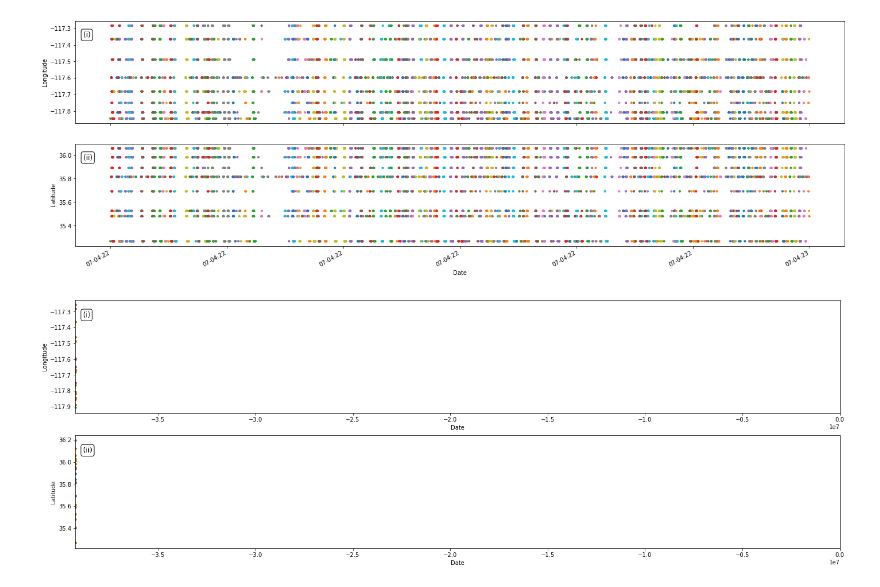
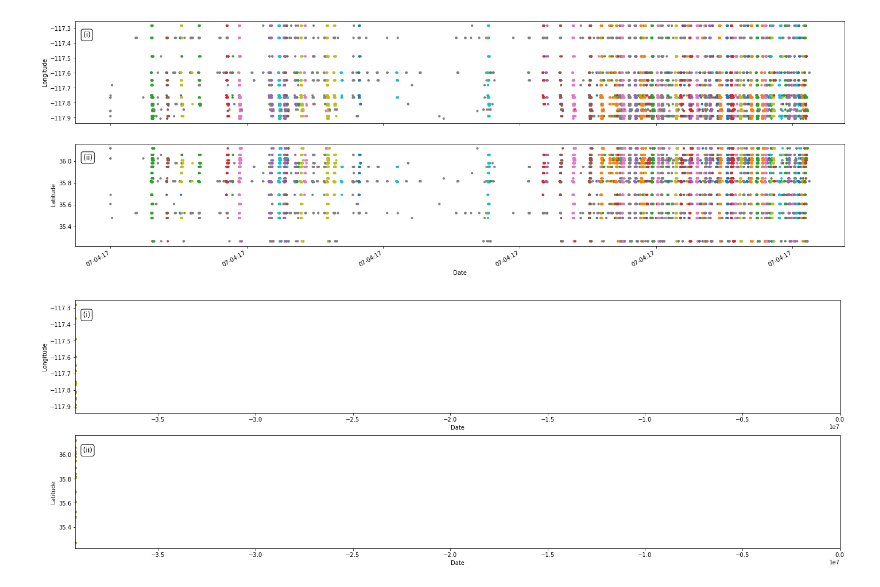
Before and after one commit to Cuda-Chen/QuakeFlow, a Jupyter notebook: notebooks/plot_catalog.ipynb, the cells around one changed output. Saved outputs shown, nothing was run; the diff lists cells and outputs as text; code cells hidden in the pictures.

```diff
--- a/notebooks/plot_catalog.ipynb
+++ b/notebooks/plot_catalog.ipynb
@@ -15,4 +17,7 @@ root_dir = lambda x: os.path.join(dir_name, x)
 # %%
 result_label="GMMA"
 catalog_label="SCSN"
+# catalog_label="IRIS"
+catalog_file = "combined_catalog.csv"
+picks_file = "combined_picks.csv"
 # %%
@@ -174,38 +185,38 @@ plt.savefig(root_dir("covariance.pdf"), bbox_inches="tight")
 # %%
-picks = pd.read_csv(root_dir("picks.csv"), delimiter="\t")
+picks = pd.read_csv(root_dir(picks_file), delimiter="\t")
 picks["timestamp"] = picks["timestamp"].apply(lambda x: datetime.strptime(x, "%Y-%m-%dT%H:%M:%S.%f"))
 max_num = 5000
 picks = picks.iloc[:max_num]
 stations["id"] = stations["station"]
 stations = stations.set_index("id")
 picks = picks.join(stations, on="id")
 picks["color"] = picks["event_idx"].apply(lambda x: f"C{x}" if x!= -1 else "grey")
 
 text_loc = [0.01, 0.90]
 fig = plt.figure(figsize=plt.rcParams["figure.figsize"]*np.array([4,2]))
 plt.subplot(211)
 plt.scatter(picks["timestamp"], picks["longitude"], c=picks["color"], s=10)
 plt.gca().xaxis.set_major_formatter(mdates.DateFormatter('%m-%d:%H'))
 plt.gcf().autofmt_xdate()
 plt.ylabel("Longitude")
 plt.xlabel("Date")
 plt.text(text_loc[0], text_loc[1], '(i)', horizontalalignment='left', verticalalignment="top",
          transform=plt.gca().transAxes, fontsize="large", fontweight="normal", bbox=box)
 plt.subplot(212)
 plt.scatter(picks["timestamp"], picks["latitude"], c=picks["color"], s=10)
 plt.gca().xaxis.set_major_formatter(mdates.DateFormatter('%m-%d:%H'))
 plt.gcf().autofmt_xdate()
 plt.ylabel("Latitude")
 plt.xlabel("Date")
 plt.text(text_loc[0], text_loc[1], '(ii)', horizontalalignment='left', verticalalignment="top",
          transform=plt.gca().transAxes, fontsize="large", fontweight="normal", bbox=box)
 plt.savefig(root_dir(f"picks_{max_num}.png"), bbox_inches="tight", dpi=300)
 # plt.savefig(root_dir(f"picks_{max_num}.pdf"), bbox_inches="tight")
 plt.show()
 # %% [output]
-[figure, old version]
+[figure, new version]
 # %%
-picks = pd.read_csv(root_dir("picks.csv"), delimiter="\t")
+picks = pd.read_csv(root_dir(picks_file), delimiter="\t")
 picks["timestamp"] = picks["timestamp"].apply(lambda x: datetime.strptime(x, "%Y-%m-%dT%H:%M:%S.%f").timestamp()-datetime.fromisoformat("2020-10-01").timestamp())
 picks = picks.sort_values(by="timestamp")
 max_num = 1000
@@ -239,4 +250,4 @@ plt.text(text_loc[0], text_loc[1], '(ii)', horizontalalignment='left', verticala
 plt.xlim(right=500)
 plt.show()
 # %% [output]
-[figure, old version]
+[figure, new version]
```
Also changed, not shown: parts of 6 cells of this notebook, 3 other files.
